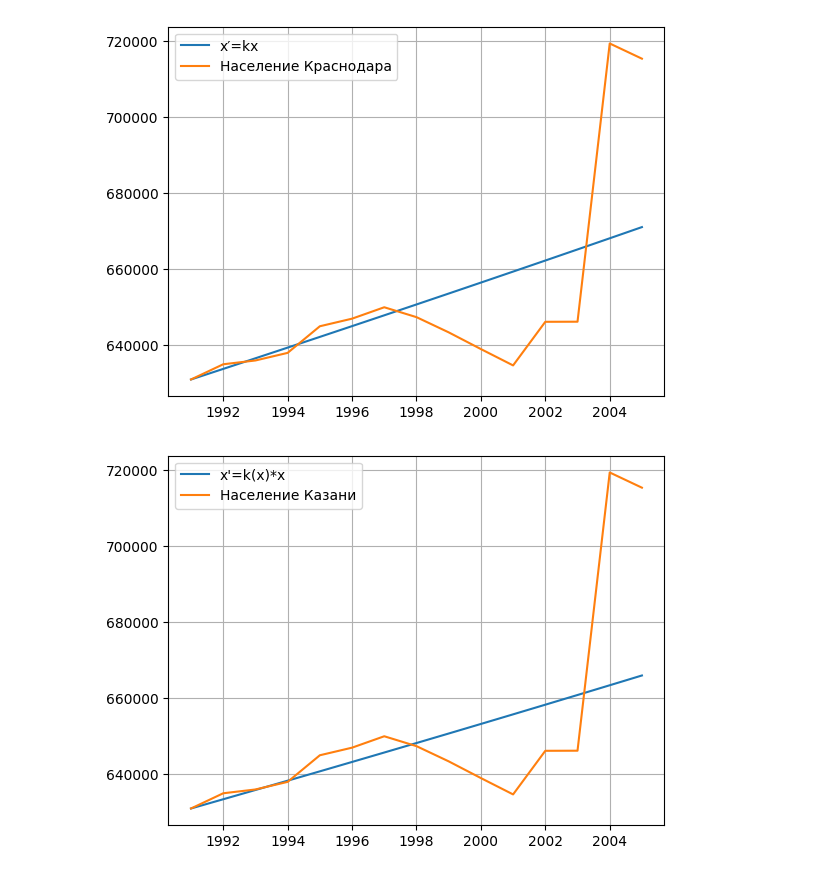
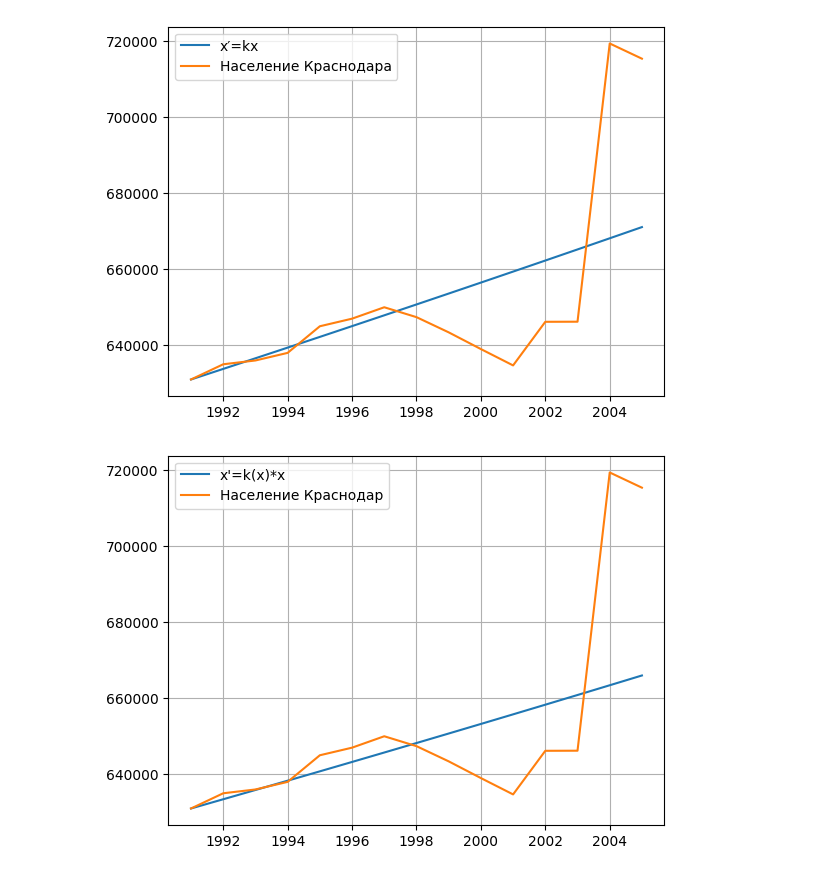
Before and after one commit to Vita196/MMVSULAB1, a Jupyter notebook: Untitled0.ipynb, the cells around one changed output. Cells and saved outputs as stored; diff of their text form; code cells hidden in the pictures.

```diff
--- a/Untitled0.ipynb
+++ b/Untitled0.ipynb
@@ -39,22 +39,22 @@ plt.show()
 # %%
 import matplotlib.pyplot as plt
 import numpy as np
 from scipy.integrate import odeint
 a=-99000
 b=1
 def dydt(x,t):
   return k(x)*x*0.00455
 def k(x):
   return a/x+b
 t = [1991, 1992, 1993, 1994, 1995, 1996, 1997, 1998, 1999, 2000, 2001, 2002, 2003, 2004, 2005]
 solve = odeint(dydt, 631000, t=t)
 solve = solve.flatten()
 %matplotlib inline
 v = [631000, 635000, 636000, 638000, 645000, 647000, 650000, 647400, 643400, 639000, 634700, 646175, 646200, 719400, 715400]
 plt.plot(t, solve, label = r"x'=k(x)*x")
-plt.plot(t, v, label = r"Население Казани")
+plt.plot(t, v, label = r"Население Краснодар")
 plt.grid(True)
 plt.legend()
 plt.show()
 # %% [output]
-[figure, old version]
+[figure, new version]
```
